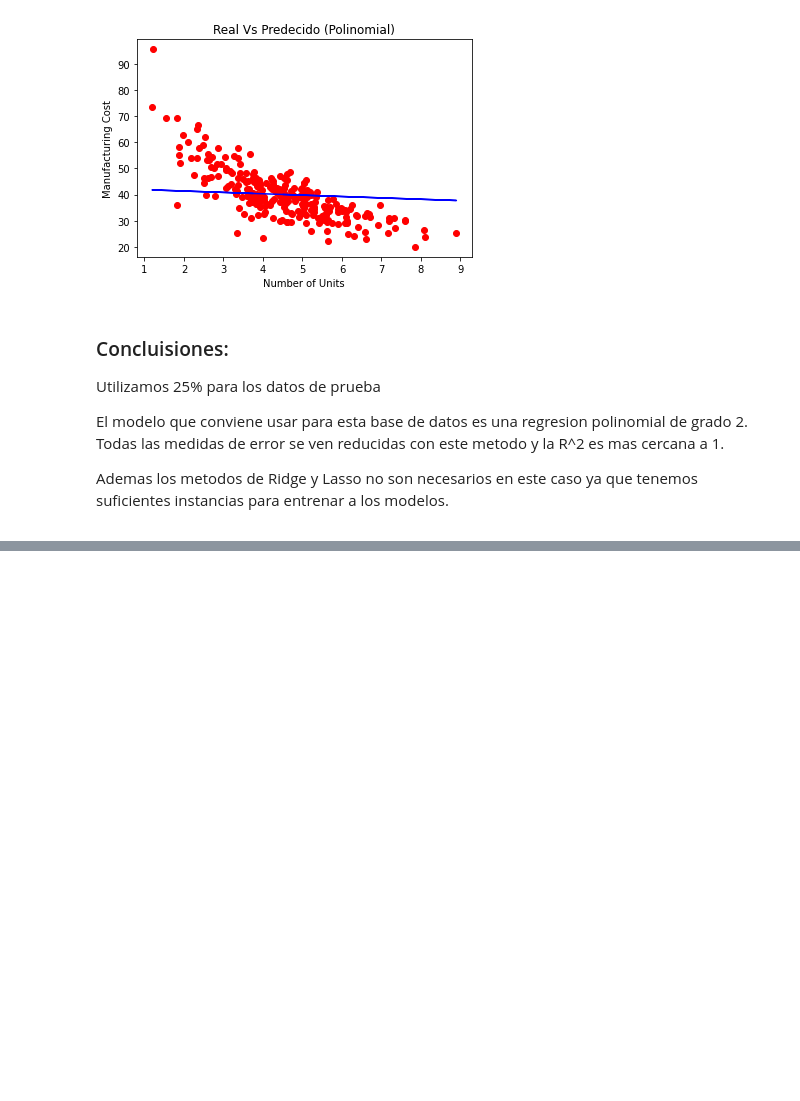
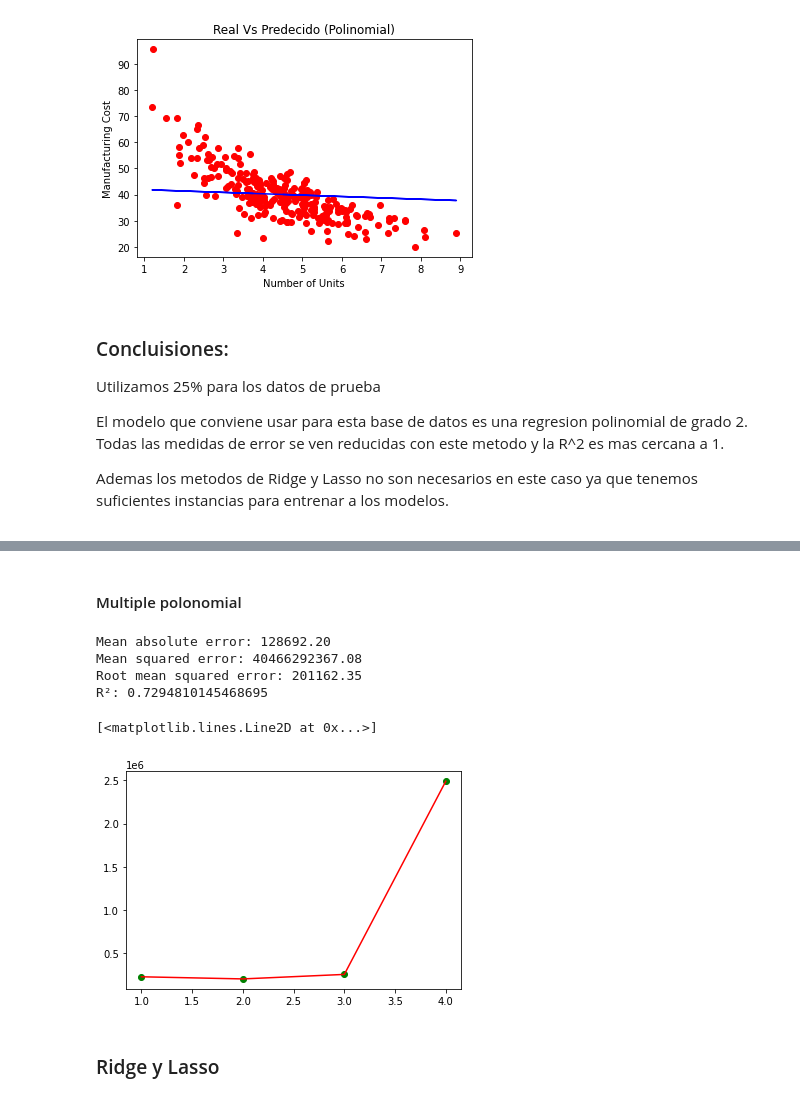
Before and after one commit to rodrigoromanguzman/Actividades_Aprendizaje-, a Jupyter notebook: semana8/regresiones_k_means.ipynb, the cells around one changed output, grey strips where cells are left out. Drawn from its saved outputs; the diff is of its cells as text; code cells hidden in the pictures; blank space fills up the shorter version.

```diff
--- a/semana8/regresiones_k_means.ipynb
+++ b/semana8/regresiones_k_means.ipynb
@@ -278,0 +431,66 @@ plot.show()
+# %% [markdown]
+<h4>Multiple polonomial</h4>
+# %%
+degree=2
+
+#Creamos una nueva matriz con las combinaciones polinomiales de las caracteristicas. Con grados menores o igual a degree
+poly_model = PolynomialFeatures(degree=degree)
+
+# transformamos las caracteristicas
+poly_x_values = poly_model.fit_transform(X_train)
+
+# transformamos para los datos de prueba
+poly_x_values_test = poly_model.fit_transform(X_test)
+# %%
+# Entrenamos el modelo
+poly_model.fit(poly_x_values, y_train)
+
+regression_model = LinearRegression()
+
+regression_model.fit(poly_x_values, y_train)
+
+y_pred = regression_model.predict(poly_x_values_test)
+# %%
+#Errores
+mae = mean_absolute_error(y_test, y_pred)
+mse = mean_squared_error(y_test, y_pred)
+rmse = np.sqrt(mse)
+
+print(f'Mean absolute error: {mae:.2f}')
+print(f'Mean squared error: {mse:.2f}')
+print(f'Root mean squared error: {rmse:.2f}')
+
+#R cuadrada
+actual_minus_predicted = sum((y_test - y_pred)**2)
+actual_minus_actual_mean = sum((y_test - y_test.mean())**2)
+r2 = 1 - actual_minus_predicted/actual_minus_actual_mean
+print('R²:', r2)
+# %% [output]
+Mean absolute error: 128692.20
+Mean squared error: 40466292367.08
+Root mean squared error: 201162.35
+R²: 0.7294810145468695
+# %%
+number_degrees = [1,2,3,4]
+plt_mean_squared_error = []
+for degree in number_degrees:
+   poly_model = PolynomialFeatures(degree=degree)
+
+   poly_x_values = poly_model.fit_transform(X_train)
+
+   poly_model.fit(poly_x_values, y_train)
+
+   regression_model = LinearRegression()
+   regression_model.fit(poly_x_values, y_train)
+   poly_x_values_test = poly_model.fit_transform(X_test)
+   y_pred = regression_model.predict(poly_x_values_test)
+
+   plt_mean_squared_error.append(mean_squared_error(y_test, y_pred, squared=False))
+
+plot.scatter(number_degrees,plt_mean_squared_error, color="green")
+plot.plot(number_degrees,plt_mean_squared_error, color="red")
+# %% [output]
+[<matplotlib.lines.Line2D at 0x...>]
+[figure, added]
+# %% [markdown]
+<h3>Ridge y Lasso</h3>
```
Also changed, not shown: parts of 17 cells of this notebook.
